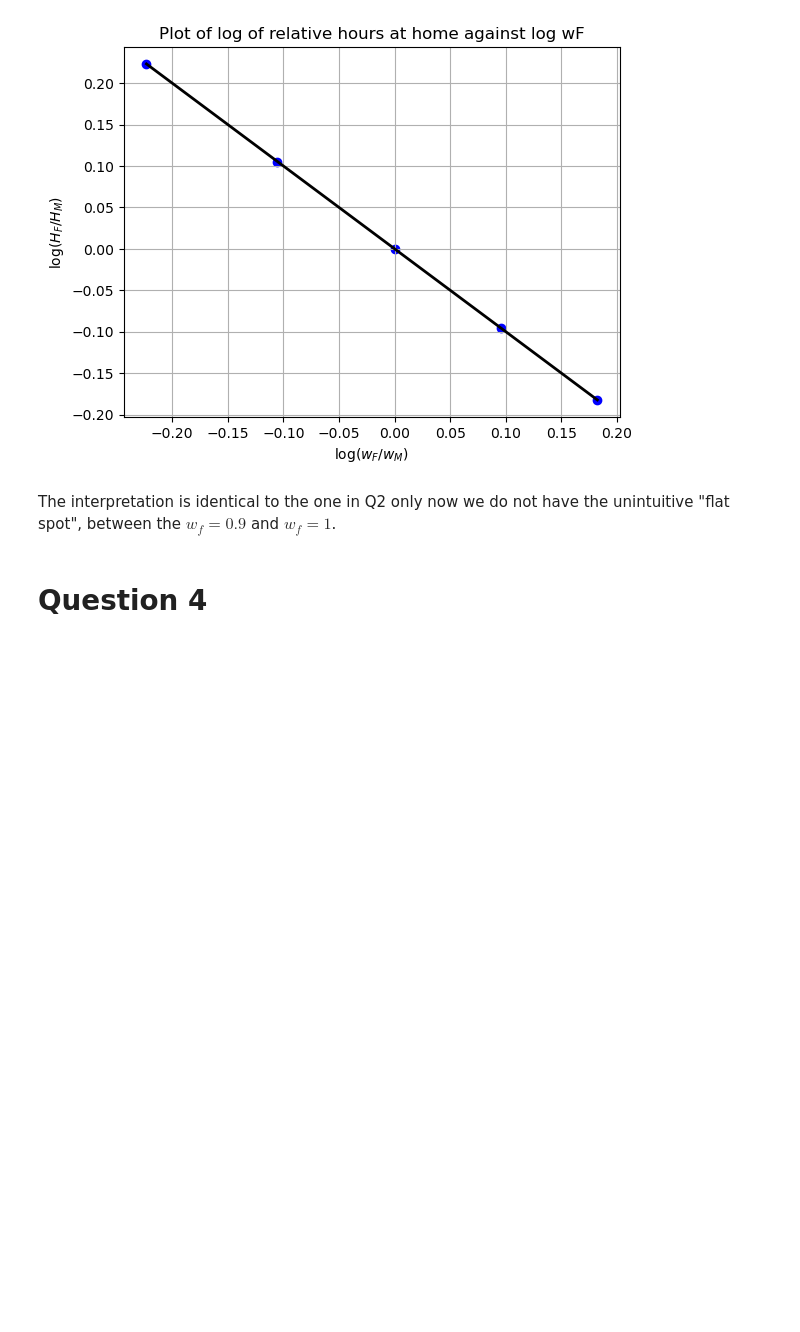
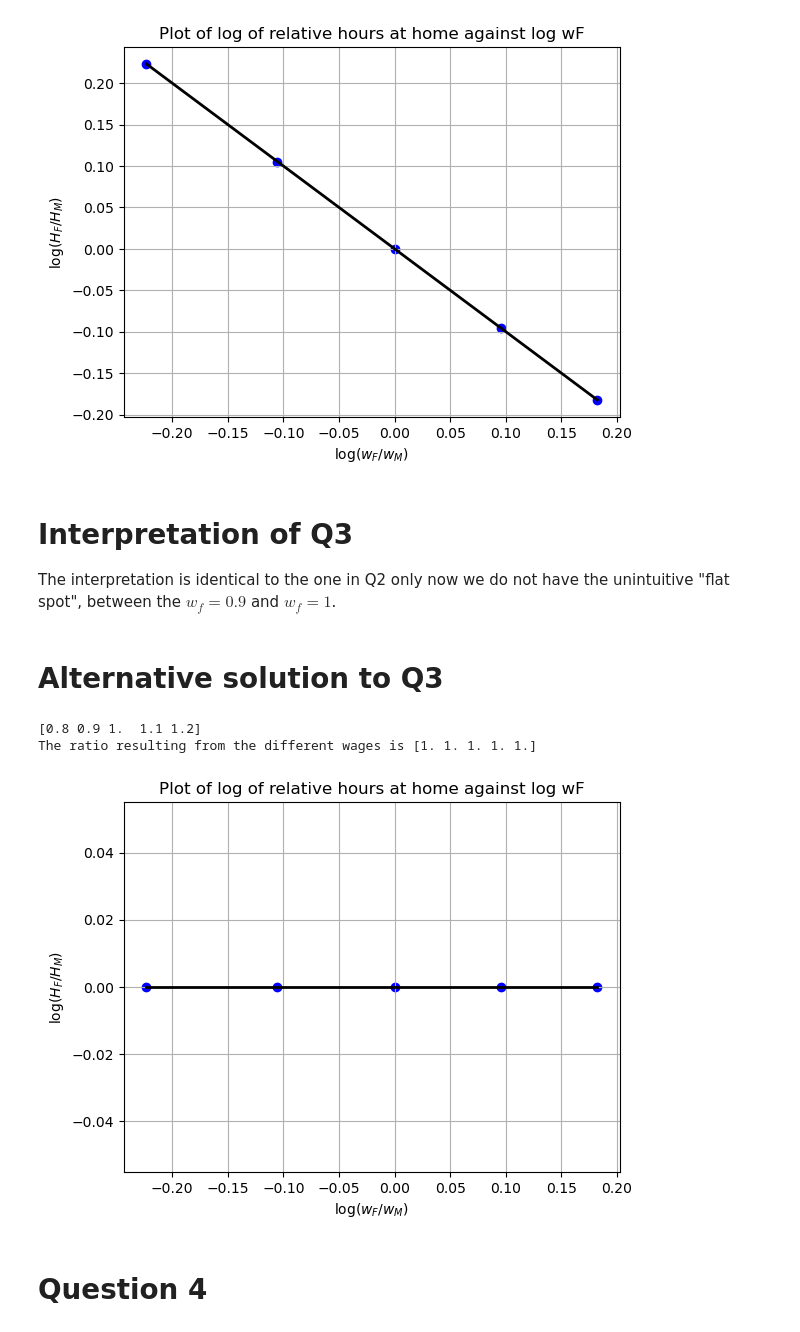
Before and after one commit to NumEconCopenhagen/projects-2023-agnete_louise_mathilde, a Jupyter notebook: inauguralproject/inauguralproject.ipynb, the cells around one changed output. Cells and saved outputs as stored; diff of their text form; code cells hidden in the pictures; blank space fills up the shorter version.

```diff
--- a/inauguralproject/inauguralproject.ipynb
+++ b/inauguralproject/inauguralproject.ipynb
@@ -205,7 +205,69 @@ plt.show()
 # %% [output]
 [figure]
 # %% [markdown]
+# Interpretation of Q3
 The interpretation is identical to the one in Q2 only now we do not have the unintuitive "flat spot", between the $w_f = 0.9$ and $w_f = 1$.
+# %% [markdown]
+# Alternative solution to Q3
+# %%
+from scipy.optimize import minimize
+model_3 = HouseholdSpecializationModelClass()
+
+# unpack the wage vector
+wf_3 = model_3.par.wF_vec
+print(wf_3)
+# relative log wage vector
+relative_wagee = np.log(par.wF_vec)
+
+# Creating empty lists
+sol.HF_vec = np.zeros_like(par.wF_vec)
+sol.HM_vec = np.zeros_like(par.wF_vec)
+final3_ratio = np.zeros_like(par.wF_vec)
+
+# For each value of wF, solve the model and store the result
+for i, wage in enumerate(model_3.par.wF_vec):
+    model_3.par.wF_vec = wage
+    optimal = model_3.solve_continuous()
+    ratio3 = optimal.HF/optimal.HM
+    final3_ratio[i]=ratio3
+    #format final_ratio to 2 decimals
+    final3_ratio = np.round(final3_ratio, 2)
+
+print(f"The ratio resulting from the different wages is {final3_ratio}")
+
+
+# for w in wff :
+#     model_3 = HouseholdSpecializationModelClass()
+#     model_3.par.wF = w #Inserting wF value in model
+#     opt_3 = model_3.solve_continuous() # Solving model
+#     # store the ratio of hours worked
+#     sol.HF_vec[i] = opt_3.HF
+#     sol.HM_vec[i] = opt_3.HM
+#     # calculate the ratio of hours worked
+#     ratioo = opt_3.HF/opt_3.HM
+#     lnratioo[i] = np.log(ratioo)
+
+# Make the plot of the results
+
+# 6. create figure
+fig = plt.figure()
+
+# 7. create plot
+ax = fig.add_subplot(1, 1, 1)
+ax.plot(relative_wagee, np.log(final3_ratio), color='black', lw=2)
+ax.scatter(relative_wagee, np.log(final3_ratio), color='blue')
+
+# 8. alterations to figure
+ax.grid(True)
+plt.xlabel('$\log(w_F / w_M)$')
+plt.ylabel('$\log(H_F/H_M)$')
+ax.set_title("Plot of log of relative hours at home against log wF")
+
+plt.show()
+# %% [output]
+[0.8 0.9 1.  1.1 1.2]
+The ratio resulting from the different wages is [1. 1. 1. 1. 1.]
+[figure, added]
 # %% [markdown]
 # Question 4
 # %% [markdown]
```
Also changed, not shown: parts of 7 cells of this notebook, 1 other file.
